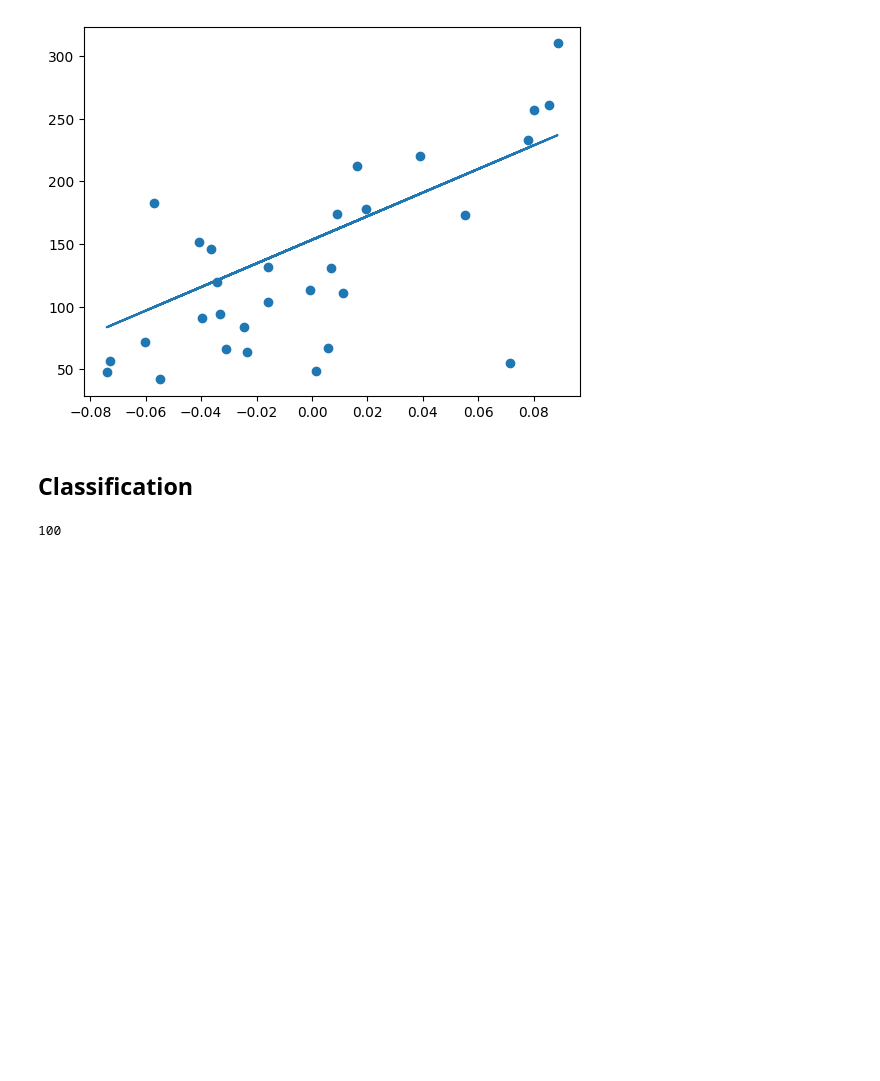
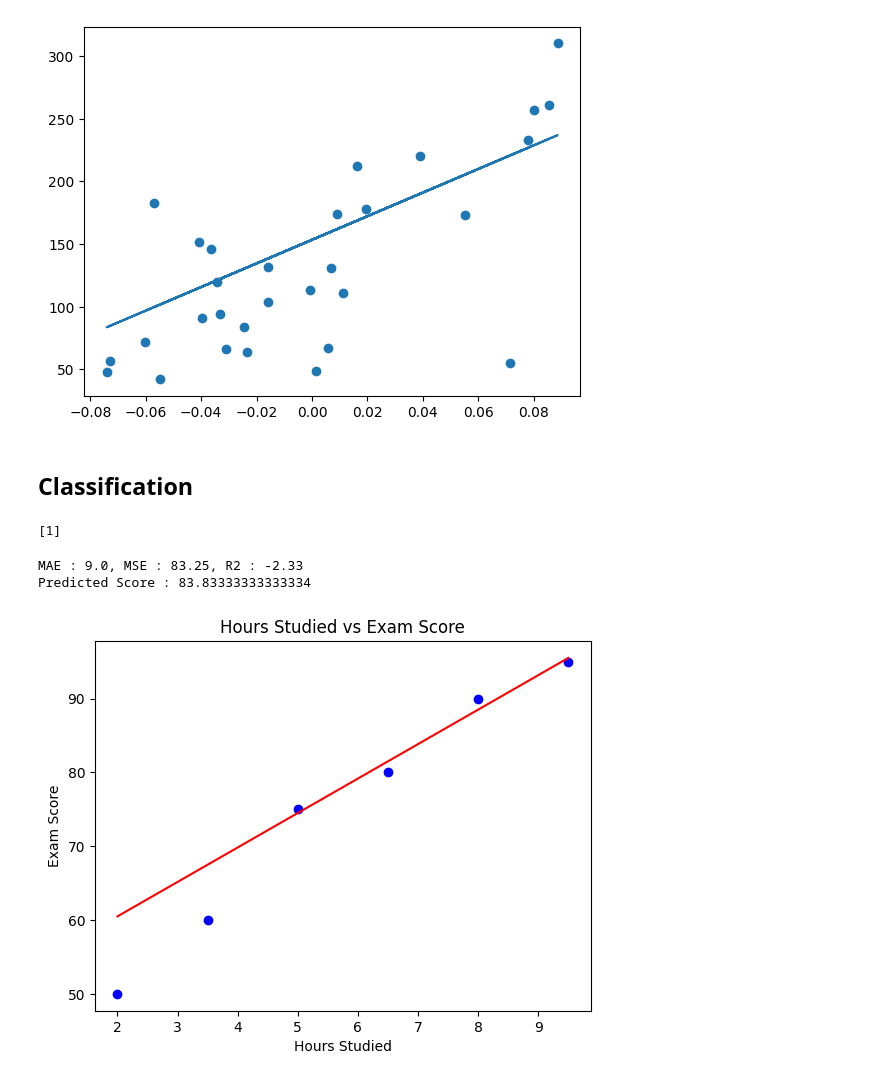
Before and after one commit to AkashDholakiya/MachineLearningPractice, a Jupyter notebook: main.ipynb, the cells around one changed output. Saved outputs shown, nothing was run; the diff lists cells and outputs as text; code cells hidden in the pictures; blank space fills up the shorter version.

```diff
--- a/main.ipynb
+++ b/main.ipynb
@@ -76,5 +79,43 @@ labels = iris.target
 # Training the classifier
 clf = KNeighborsClassifier()
 clf.fit(features,labels)
+
+pred = clf.predict([[4.56,1.45,1.45,5.4]])
+print(pred)
 # %% [output]
-100
+[1]
+# %%
+data = pd.DataFrame({
+    'Hours Studied' : [2,3.5,5,6.5,8,9.5],
+    "Exam Score" : [50,60,75,80,90,95]
+})
+
+x = data[['Hours Studied']]
+y = data['Exam Score']
+x_train,x_test,y_train,y_test = train_test_split(x,y,test_size=0.2,random_state=42) # Random state is seed value for Equal division
+
+model = LinearRegression()
+model.fit(x_train,y_train)
+
+y_pred = model.predict(x_test)
+mae = mean_absolute_error(y_test,y_pred)
+mse = mean_squared_error(y_test,y_pred)
+r2 = r2_score(y_test,y_pred)
+
+print(f'MAE : {mae}, MSE : {mse}, R2 : {r2}')
+
+new_data = [[7]]
+
+predicted_sc = model.predict(new_data)
+print(f'Predicted Score : {predicted_sc[0]}')
+
+plt.scatter(x,y,color='blue')
+plt.plot(x,model.predict(x),color='red')
+plt.xlabel("Hours Studied")
+plt.ylabel("Exam Score")
+plt.title("Hours Studied vs Exam Score")
+plt.show()
+# %% [output]
+MAE : 9.0, MSE : 83.25, R2 : -2.33
+Predicted Score : 83.83333333333334
+[figure, added]
```
Also changed, not shown: parts of 4 cells of this notebook.
